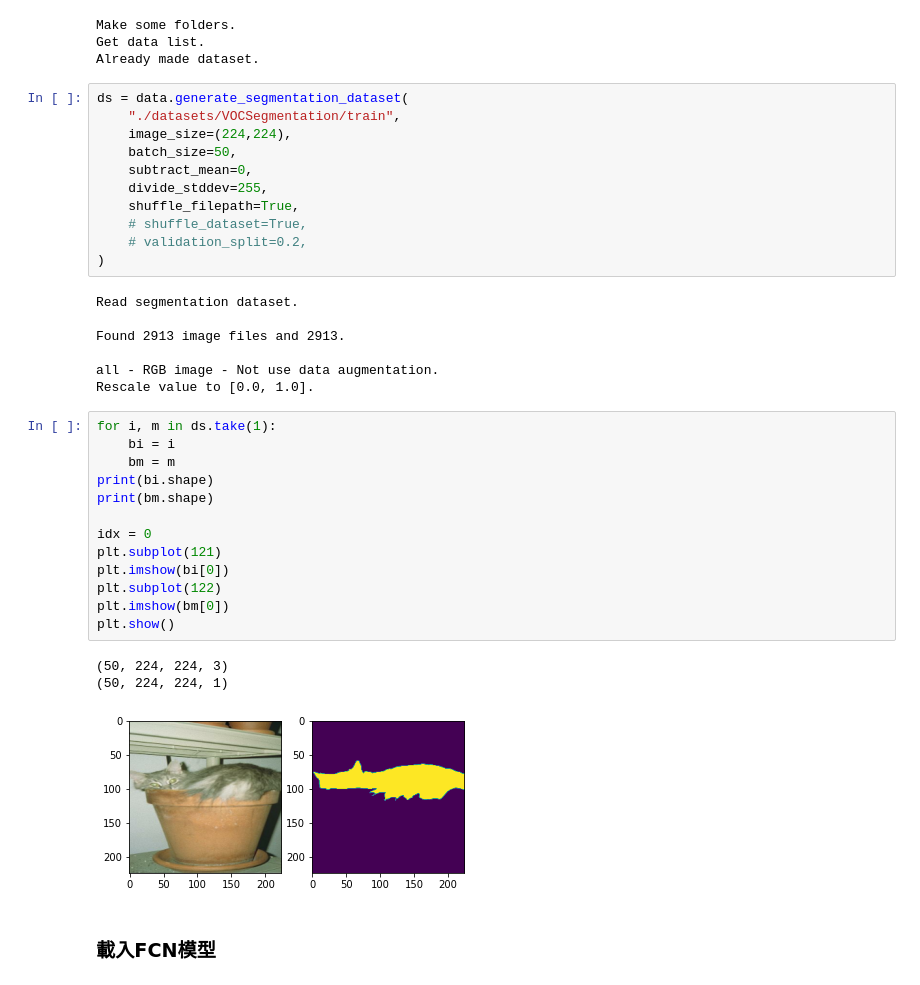
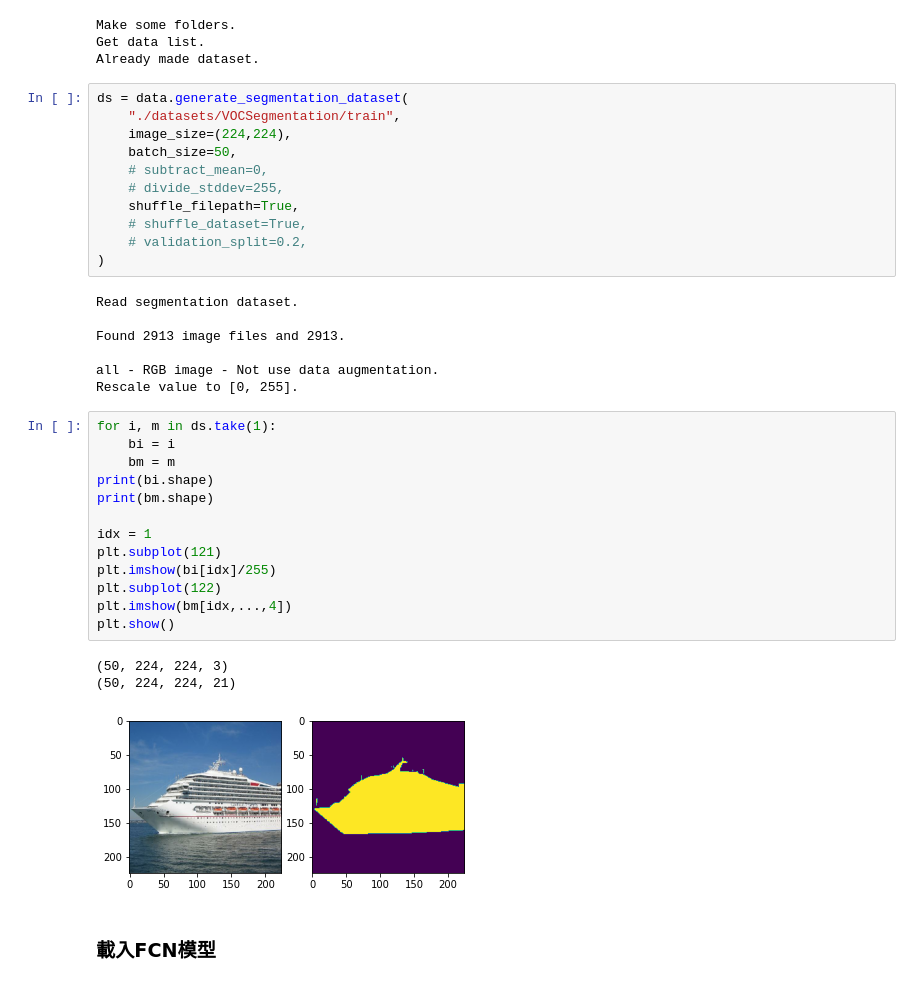
Before and after one commit to jacky10001/tf2-mycnn, a Jupyter notebook: dev_fcn.ipynb, the cells around one changed output. Saved outputs shown, nothing was run; the diff lists cells and outputs as text.

```diff
--- a/dev_fcn.ipynb
+++ b/dev_fcn.ipynb
@@ -22,8 +22,8 @@ ds = data.generate_segmentation_dataset(
     "./datasets/VOCSegmentation/train",
     image_size=(224,224),
     batch_size=50,
-    subtract_mean=0,
-    divide_stddev=255,
+    # subtract_mean=0,
+    # divide_stddev=255,
     shuffle_filepath=True,
     # shuffle_dataset=True,
     # validation_split=0.2,
@@ -34,24 +34,24 @@ Read segmentation dataset.
 Found 2913 image files and 2913.
 
 all - RGB image - Not use data augmentation.
-Rescale value to [0.0, 1.0].
+Rescale value to [0, 255].
 # %%
 for i, m in ds.take(1):
     bi = i
     bm = m
 print(bi.shape)
 print(bm.shape)
 
-idx = 0
+idx = 1
 plt.subplot(121)
-plt.imshow(bi[0])
+plt.imshow(bi[idx]/255)
 plt.subplot(122)
-plt.imshow(bm[0])
+plt.imshow(bm[idx,...,4])
 plt.show()
 # %% [output]
 (50, 224, 224, 3)
-(50, 224, 224, 1)
+(50, 224, 224, 21)
-[figure, old version]
+[figure, new version]
 # %% [markdown]
 ### 載入FCN模型
 # %%
```
Also changed, not shown: 1 other file.
